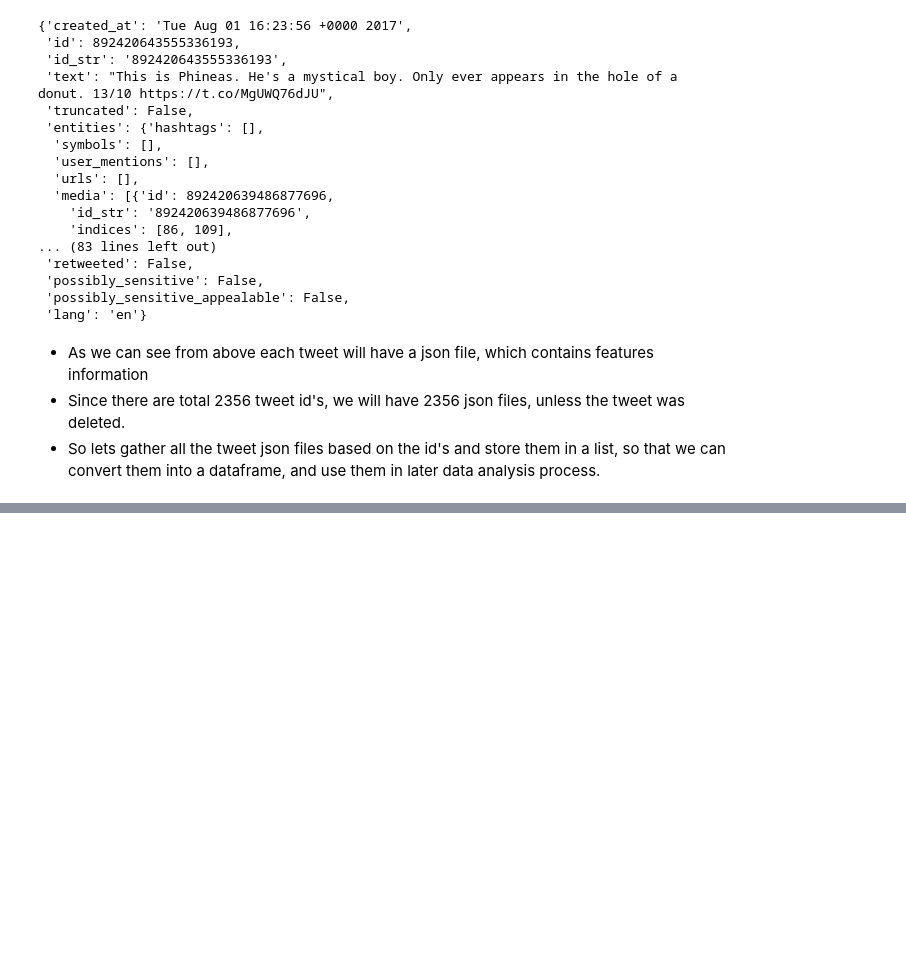
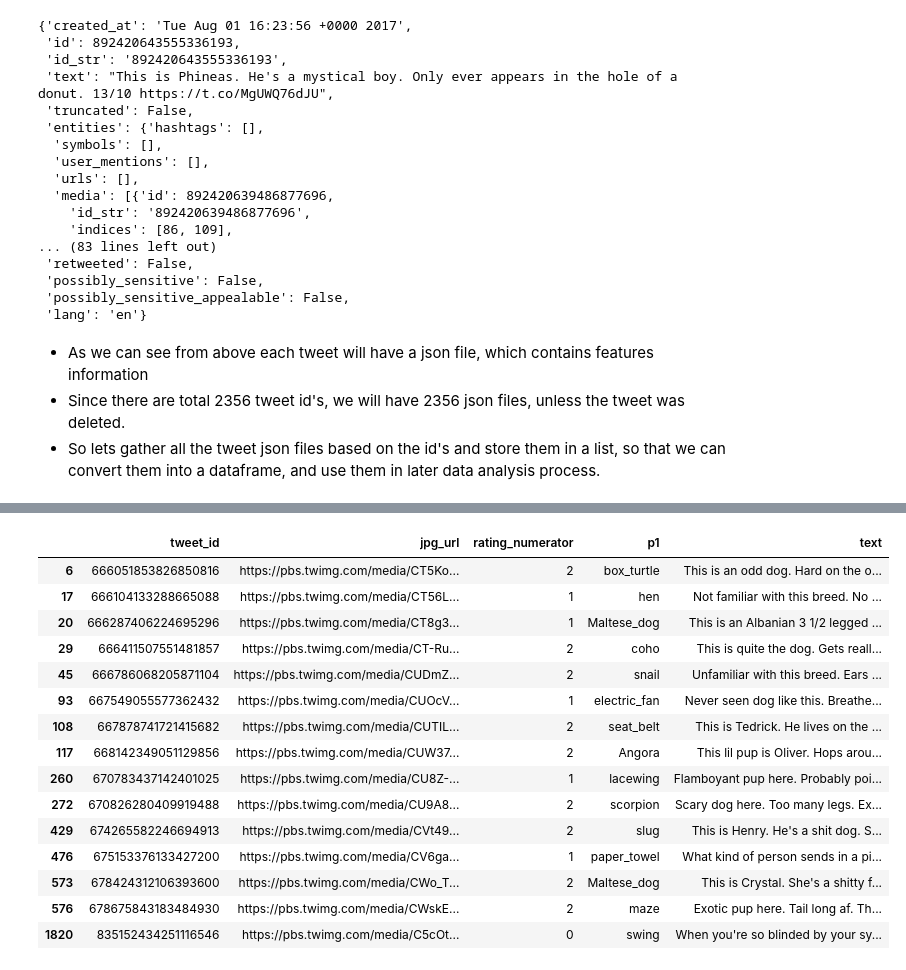
Before and after one commit to Kali-Dev/Data-Analyst-Projects, a Jupyter notebook: Project Data wrangling/wrangle_act.ipynb, the cells around one changed output, grey strips where cells are left out. Saved outputs shown, nothing was run; the diff lists cells and outputs as text; code cells hidden in the pictures; blank space fills up the shorter version.

```diff
--- a/Project Data wrangling/wrangle_act.ipynb
+++ b/Project Data wrangling/wrangle_act.ipynb
@@ -190,0 +1061,2 @@ tweet_features_df.head()
+# %%
+pd.set_option('display.max_colwidth', -1)
@@ -190,0 +1077,21 @@ tweet_features_df.head()
+# %%
+less_than_3_ratings = final_df.query("rating_numerator < 3")[['tweet_id','jpg_url','rating_numerator','p1','text']]
+# %%
+less_than_3_ratings
+# %% [output]
+|  | tweet_id | jpg_url | rating_numerator | p1 | text |
+| 6 | 666051853826850816 | https://pbs.twimg.com/media/CT5Ko... | 2 | box_turtle | This is an odd dog. Hard on the o... |
+| 17 | 666104133288665088 | https://pbs.twimg.com/media/CT56L... | 1 | hen | Not familiar with this breed. No ... |
+| 20 | 666287406224695296 | https://pbs.twimg.com/media/CT8g3... | 1 | Maltese_dog | This is an Albanian 3 1/2 legged ... |
+| 29 | 666411507551481857 | https://pbs.twimg.com/media/CT-Ru... | 2 | coho | This is quite the dog. Gets reall... |
+| 45 | 666786068205871104 | https://pbs.twimg.com/media/CUDmZ... | 2 | snail | Unfamiliar with this breed. Ears ... |
+| 93 | 667549055577362432 | https://pbs.twimg.com/media/CUOcV... | 1 | electric_fan | Never seen dog like this. Breathe... |
+| 108 | 667878741721415682 | https://pbs.twimg.com/media/CUTIL... | 2 | seat_belt | This is Tedrick. He lives on the ... |
+| 117 | 668142349051129856 | https://pbs.twimg.com/media/CUW37... | 2 | Angora | This lil pup is Oliver. Hops arou... |
+| 260 | 670783437142401025 | https://pbs.twimg.com/media/CU8Z-... | 1 | lacewing | Flamboyant pup here. Probably poi... |
+| 272 | 670826280409919488 | https://pbs.twimg.com/media/CU9A8... | 2 | scorpion | Scary dog here. Too many legs. Ex... |
+| 429 | 674265582246694913 | https://pbs.twimg.com/media/CVt49... | 2 | slug | This is Henry. He's a shit dog. S... |
+| 476 | 675153376133427200 | https://pbs.twimg.com/media/CV6ga... | 1 | paper_towel | What kind of person sends in a pi... |
+| 573 | 678424312106393600 | https://pbs.twimg.com/media/CWo_T... | 2 | Maltese_dog | This is Crystal. She's a shitty f... |
+| 576 | 678675843183484930 | https://pbs.twimg.com/media/CWskE... | 2 | maze | Exotic pup here. Tail long af. Th... |
+| 1820 | 835152434251116546 | https://pbs.twimg.com/media/C5cOt... | 0 | swing | When you're so blinded by your sy... |
```
Also changed, not shown: parts of 133 cells of this notebook.
